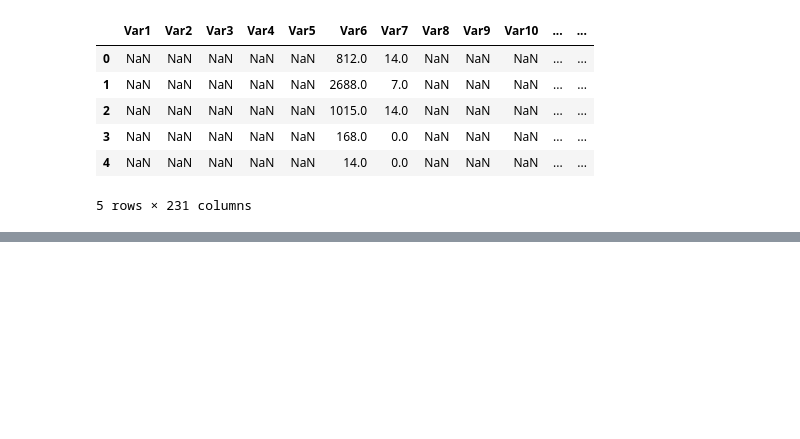
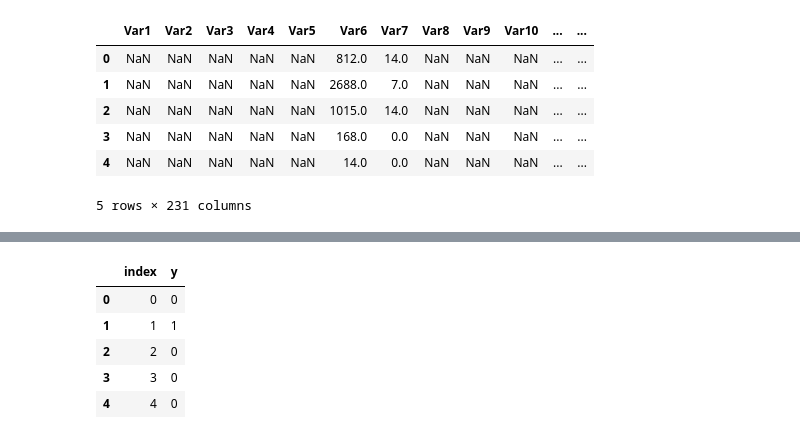
Before and after one commit to DeadNord/customer_churn_classification, a Jupyter notebook: SLChurnClass.ipynb, the cells around one changed output, grey strips where cells are left out. Saved outputs shown, nothing was run; the diff lists cells and outputs as text; code cells hidden in the pictures; blank space fills up the shorter version.

```diff
--- a/SLChurnClass.ipynb
+++ b/SLChurnClass.ipynb
@@ -210,0 +315,13 @@ evaluator.plot_confusion_matrix()
+# %%
+predictions = best_models[best_model].predict(df_valid)
+
+output = pd.DataFrame({"index": df_valid.index, "y": predictions})
+
+output.head()
+# %% [output]
+|  | index | y |
+| 0 | 0 | 0 |
+| 1 | 1 | 1 |
+| 2 | 2 | 0 |
+| 3 | 3 | 0 |
+| 4 | 4 | 0 |
```
Also changed, not shown: parts of 29 cells of this notebook, 2 other files.
